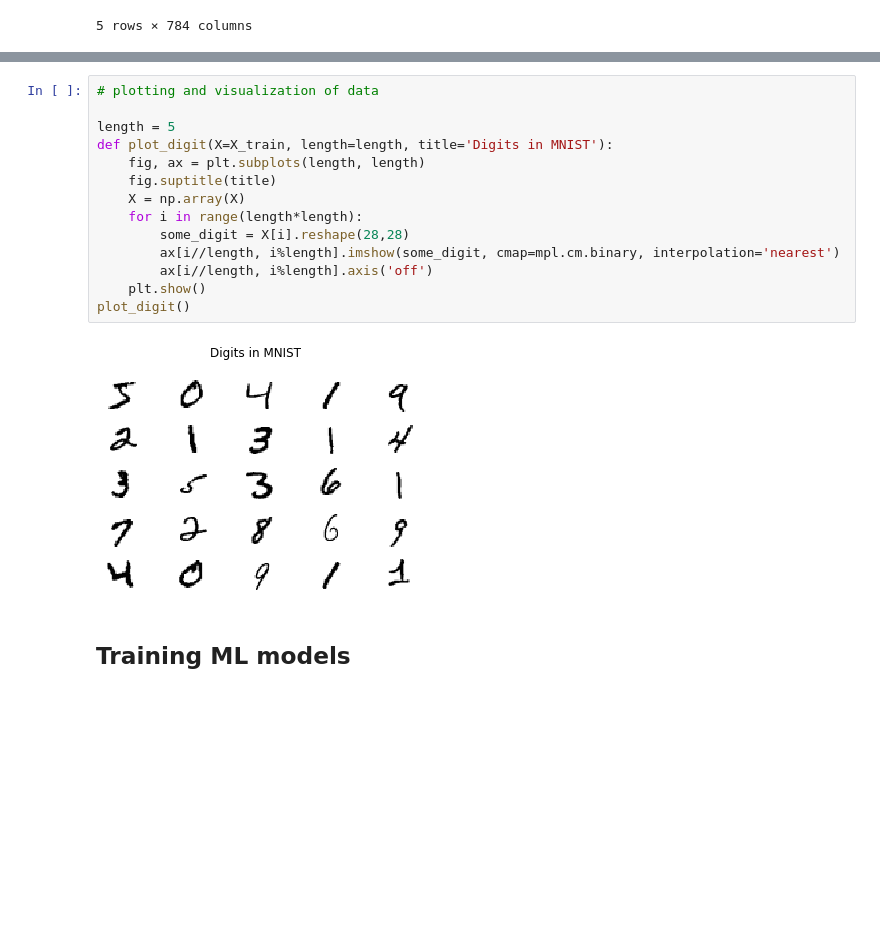
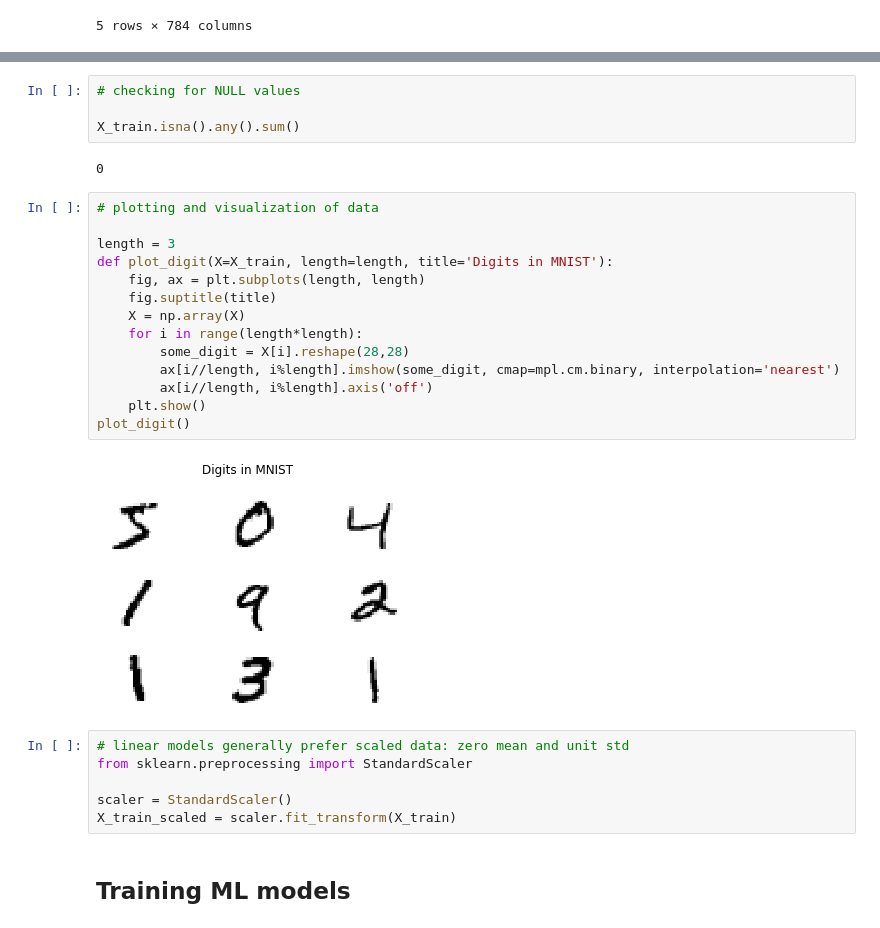
Before and after one commit to shubhamkaushal765/ML, a Jupyter notebook: MNIST 784 Classifier.ipynb, the cells around one changed output, grey strips where cells are left out. Cells and saved outputs as stored; diff of their text form; blank space fills up the shorter version.

```diff
--- a/MNIST 784 Classifier.ipynb
+++ b/MNIST 784 Classifier.ipynb
@@ -26,18 +41,30 @@ X_train.head()
+# %%
+# checking for NULL values
+
+X_train.isna().any().sum()
+# %% [output]
+0
 # %%
 # plotting and visualization of data
 
-length = 5
+length = 3
 def plot_digit(X=X_train, length=length, title='Digits in MNIST'):
     fig, ax = plt.subplots(length, length)
     fig.suptitle(title)
     X = np.array(X)
     for i in range(length*length):
         some_digit = X[i].reshape(28,28)
         ax[i//length, i%length].imshow(some_digit, cmap=mpl.cm.binary, interpolation='nearest')
         ax[i//length, i%length].axis('off')
     plt.show()
 plot_digit()
 # %% [output]
-[figure, old version]
+[figure, new version]
+# %%
+# linear models generally prefer scaled data: zero mean and unit std
+from sklearn.preprocessing import StandardScaler
+
+scaler = StandardScaler()
+X_train_scaled = scaler.fit_transform(X_train)
 # %% [markdown]
 ## Training ML models
```
Also changed, not shown: parts of 26 cells of this notebook, 1 other file.
